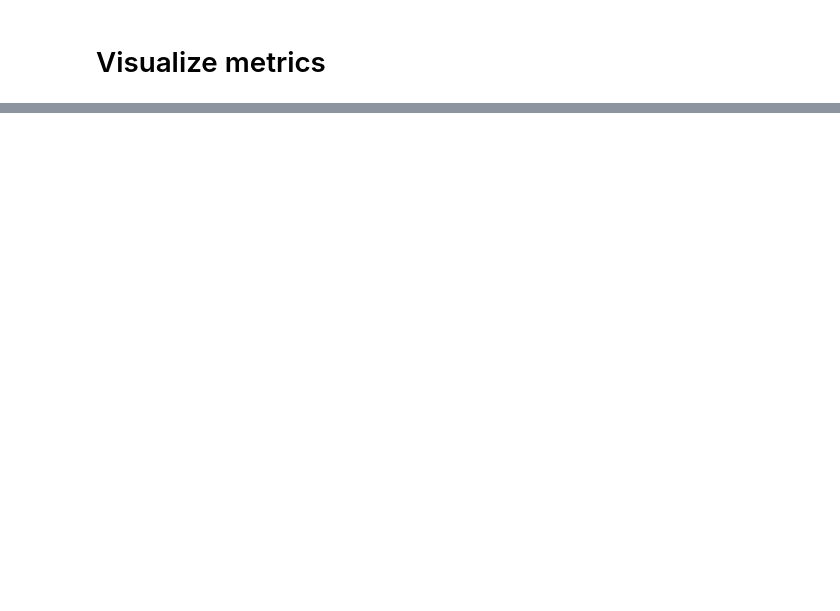
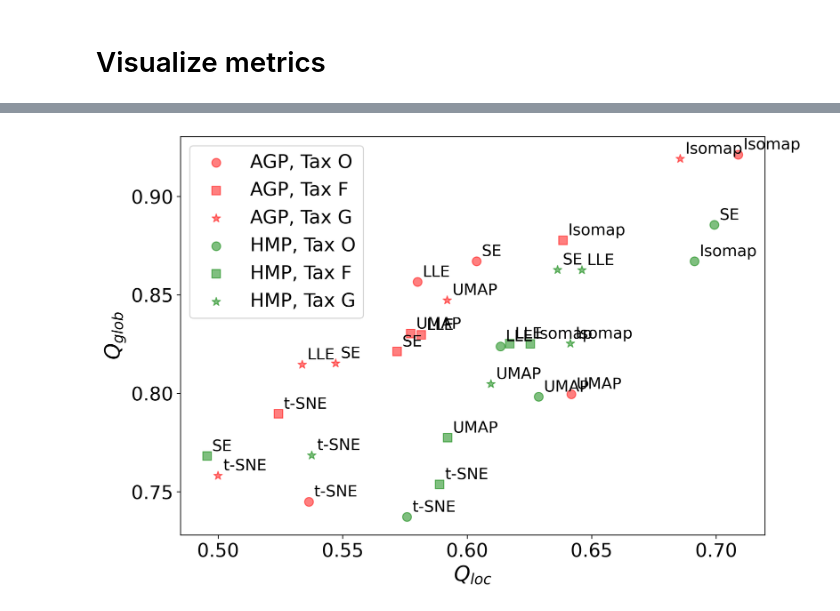
Before and after one commit to blufzzz/Human-Gut-Enterotypes-Analysis, a Jupyter notebook: Manifold_learning.ipynb, the cells around one changed output, grey strips where cells are left out. Saved outputs shown, nothing was run; the diff lists cells and outputs as text; code cells hidden in the pictures; blank space fills up the shorter version.

```diff
--- a/Manifold_learning.ipynb
+++ b/Manifold_learning.ipynb
@@ -375,58 +535,67 @@ for dataset_name in ['AGP', 'HMP']:
             marker = markerdict[tax_name]
             color = 'red' if dataset_name == 'AGP' else 'green'
 
             legend_label = f'{dataset_name}, Tax {tax_name.capitalize()}' if i == 0 else None
 
             mp = plt.scatter(x,
                              y,
                              c=color,
                              s=MSIZE,
                              marker=marker,
                              alpha=0.5,
                              label=legend_label)
 
             txt = embeddingname_dict[embedding_name]
 
             try:
-                xytext = {'AGP_o_tsne':(-22, -18),
-                          'AGP_o_isomap':(-40, -25),
-                          'AGP_o_spectral':(-20, 10),
-                          'AGP_o_ae':(-20, 10),
-                          'AGP_f_umap':(-10, 10),
-                          'AGP_f_lle':(10,-5),
-                          'AGP_f_ae':(5,-15),
-                          'AGP_f_spectral':(-7, -18),
-                          'AGP_g_lle':(-20,10),
-                          'AGP_g_ae':(-25,0),
-                          'AGP_g_tsne':(0,-20),
-                          'AGP_g_isomap':(-60, 0),
-                          'HMP_o_spectral': (10,-20),
-                          'HMP_o_ae': (-10,15),
-                          'HMP_o_lle': (-20,-20),
-                          'HMP_o_umap': (10,-20),
-                          'HMP_o_isomap': (-30, -20),
-                          'HMP_f_lle': (-15, 10),
-                          'HMP_f_isomap': (-5, -20),
-                          'HMP_f_umap': (5, -10),
-                          'HMP_f_spectral': (0, 10),
-                          'HMP_f_ae': (10, 0),
-                          'HMP_g_spectral': (-30, 5),
-                          'HMP_g_lle': (-10, -25),
-                          'HMP_g_tsne': (-48, -5),
-                          'HMP_g_ae': (-25, 5),
-                          'HMP_g_umap': (5, -5)
-                         }[label + '_' + embedding_name]
+                raise KeyError
+#                 xytext = {'AGP_o_tsne':(-22, 10),
+#                           'AGP_o_isomap':(-40, -25),
+#                           'AGP_o_spectral':(-20, 10),
+#                           'AGP_o_ae':(-20, 10),
+#                           'AGP_o_lle':(0, -20),#
+#                           'AGP_f_umap':(-10, 10),
+#                           'AGP_f_lle':(-15,-20),
+#                           'AGP_f_ae':(5,-15),
+#                           'AGP_f_spectral':(-25, 0),
+#                           'AGP_f_isomap':(-15, -25),#
+#                           'AGP_g_lle':(-30,0),#
+#                           'AGP_g_ae':(-25,0),
+#                           'AGP_g_umap':(-20,5), #
+#                           'AGP_g_tsne':(0,-20),
+#                           'AGP_g_isomap':(-60, 0),
+#                           'AGP_g_spectral':(-20, 10),#
+#                           'HMP_o_spectral': (10,-20),
+#                           'HMP_o_ae': (-10,15),
+#                           'HMP_o_lle': (10,-10), #
+#                           'HMP_o_umap': (10,-20),
+#                           'HMP_o_isomap': (-30, -20),
+#                           'HMP_f_lle': (-15, -20),
+#                           'HMP_f_isomap': (-15, 10), #
+#                           'HMP_f_umap': (5, 5), #
+#                           'HMP_f_spectral': (0, -20), #
+#                           'HMP_f_ae': (10, 0),
+#                           'HMP_g_spectral': (-5, -15),
+#                           'HMP_g_lle': (5, -10), #
+#                           'HMP_g_tsne': (-48, -5),
+#                           'HMP_g_ae': (-25, 5),
+#                           'HMP_g_umap': (5, -5),
+#                           'HMP_g_isomap': (5, -3) #
+
+#                          }[label + '_' + embedding_name]
             except KeyError:
                 xytext = (5,5)
 
             plt.annotate(txt,
                          (x, y),
                          annotation_clip=True,
                          fontsize=15,
                          xytext=xytext,
                          textcoords="offset points")
 
 plt.legend(fontsize=18)
 plt.locator_params(nbins=5)
 plt.tick_params(axis='both', labelsize=18)
 plt.show()
+# %% [output]
+[figure, added]
```
Also changed, not shown: parts of 6 cells of this notebook, 38 other files.
